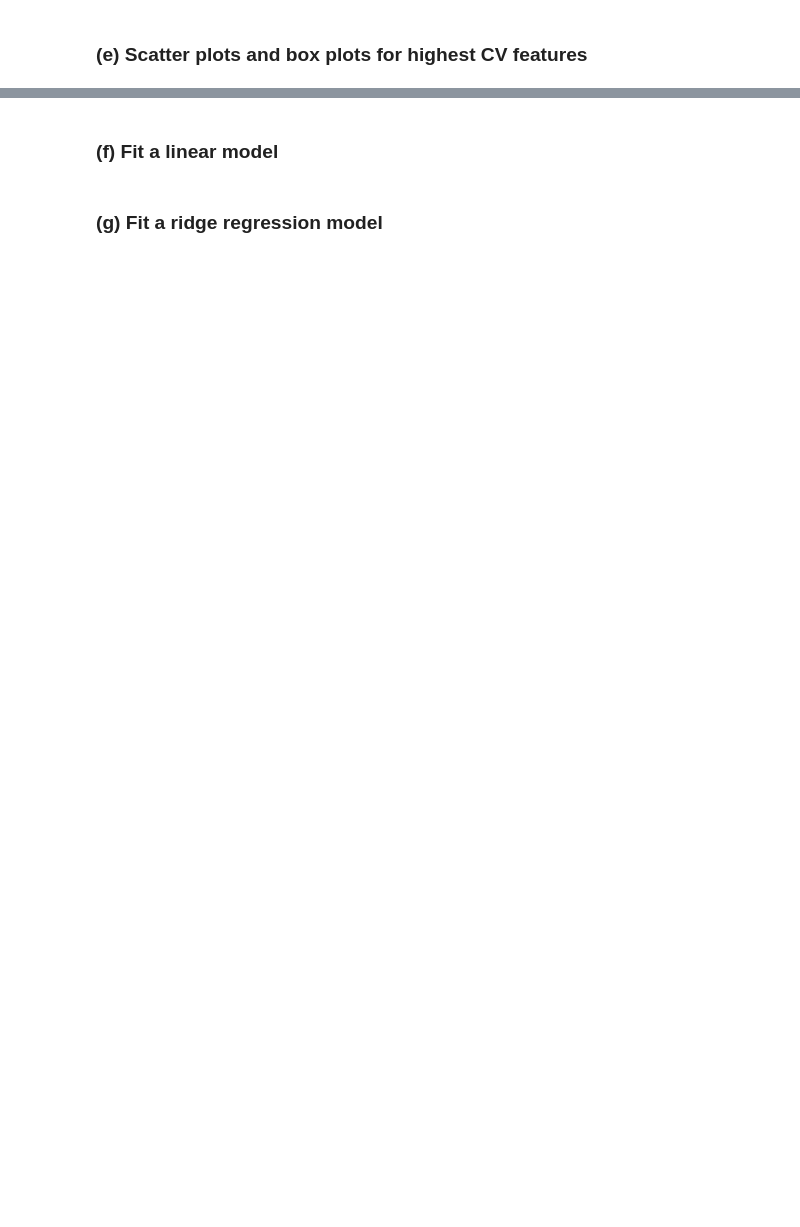
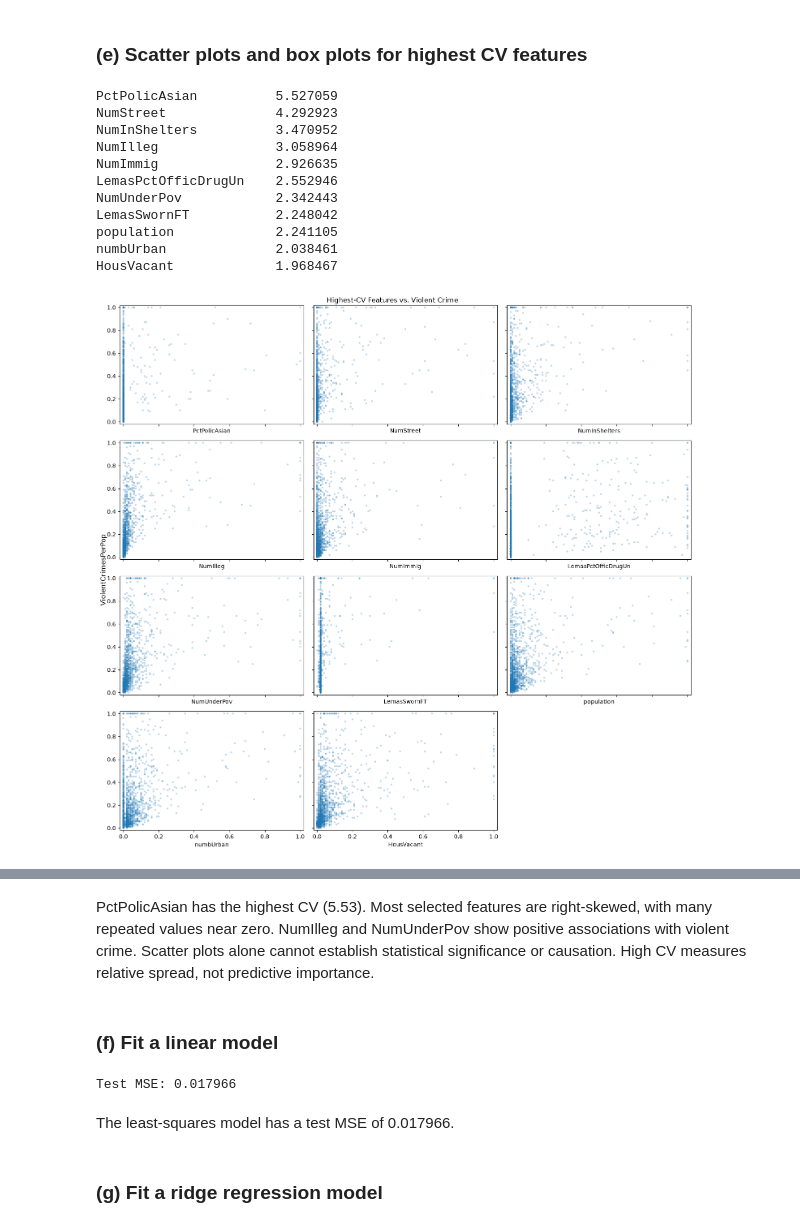
Before and after one commit to Ryan6546ea/DSCI552-HW5, a Jupyter notebook: notebook/Chen_Sian_HW5.ipynb, the cells around one changed output, grey strips where cells are left out. Cells and saved outputs as stored; diff of their text form; code cells hidden in the pictures; blank space fills up the shorter version.

```diff
--- a/notebook/Chen_Sian_HW5.ipynb
+++ b/notebook/Chen_Sian_HW5.ipynb
@@ -33,2 +259,9 @@ Get the Accute Inamations Data Set
 # %% [markdown]
 ### (d) Calculate the Coefficient of Variation CV
+# %%
+# Use sample standard deviations and rank features for 2(e).
+feature_cv = (
+    X_train_imputed.std(ddof=1) / X_train_imputed.mean()
+).sort_values(ascending=False)
+
+print(feature_cv.to_string())
@@ -35,2 +286,45 @@ Get the Accute Inamations Data Set
 # %% [markdown]
 ### (e) Scatter plots and box plots for highest CV features
+# %%
+# Select 11 features for visualization only.
+top_features = feature_cv.head(int(np.sqrt(128))).index
+print(feature_cv.loc[top_features].to_string())
+
+fig, axes = plt.subplots(4, 3, figsize=(15, 14), sharex=True, sharey=True)
+for ax, feature in zip(axes.flat, top_features):
+    ax.scatter(
+        X_train_imputed[feature], y_train,
+        s=10, alpha=0.3, edgecolors="none"
+    )
+    ax.set_xlabel(feature)
+
+axes[-1, -1].set_visible(False)
+axes[0, 0].set(xlim=(-0.02, 1.02), ylim=(-0.02, 1.02))
+fig.supylabel("ViolentCrimesPerPop")
+fig.suptitle("Highest-CV Features vs. Violent Crime")
+plt.tight_layout()
+plt.show()
+
+plt.figure(figsize=(10, 7))
+sns.boxplot(
+    data=X_train_imputed[top_features],
+    orient="h", color="lightblue", fliersize=2
+)
+plt.xlim(-0.02, 1.02)
+plt.xlabel("Feature value")
+plt.title("Distributions of Highest-CV Features")
+plt.tight_layout()
+plt.show()
+# %% [output]
+PctPolicAsian          5.527059
+NumStreet              4.292923
+NumInShelters          3.470952
+NumIlleg               3.058964
+NumImmig               2.926635
+LemasPctOfficDrugUn    2.552946
+NumUnderPov            2.342443
+LemasSwornFT           2.248042
+population             2.241105
+numbUrban              2.038461
+HousVacant             1.968467
+[figure, added]
@@ -37,4 +332,15 @@ Get the Accute Inamations Data Set
+# %% [markdown]
+PctPolicAsian has the highest CV (5.53). Most selected features are right-skewed, with many repeated values near zero. NumIlleg and NumUnderPov show positive associations with violent crime. Scatter plots alone cannot establish statistical significance or causation. High CV measures relative spread, not predictive importance.
 # %% [markdown]
 ### (f) Fit a linear model
+# %%
+ols = LinearRegression().fit(X_train_imputed, y_train)
+ols_mse = mean_squared_error(y_test, ols.predict(X_test_imputed))
+
+print(f"Test MSE: {ols_mse:.6f}")
+# %% [output]
+Test MSE: 0.017966
+# %% [markdown]
+The least-squares model has a test MSE of 0.017966.
 # %% [markdown]
 ### (g) Fit a ridge regression model
```
Also changed, not shown: parts of 21 cells of this notebook.
